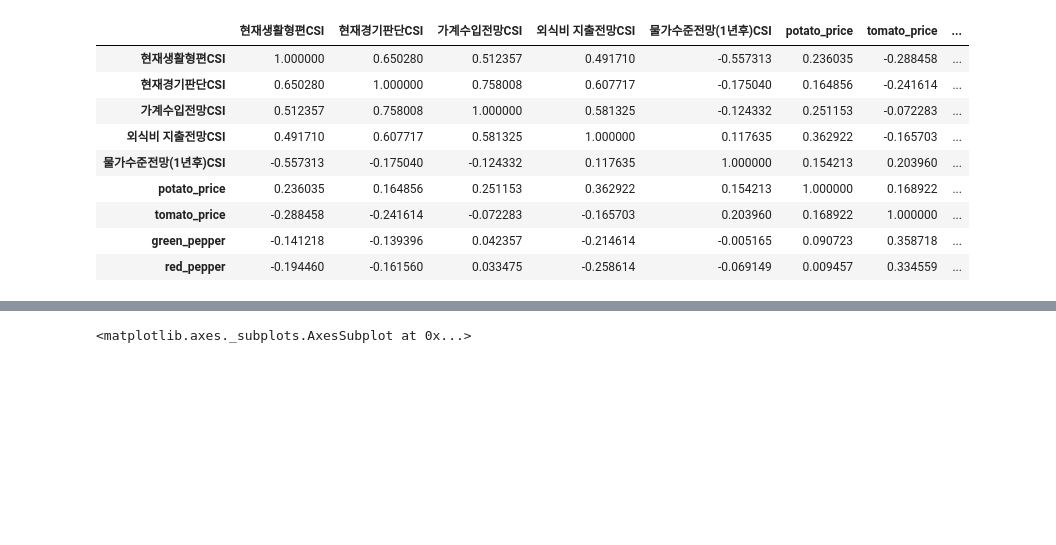
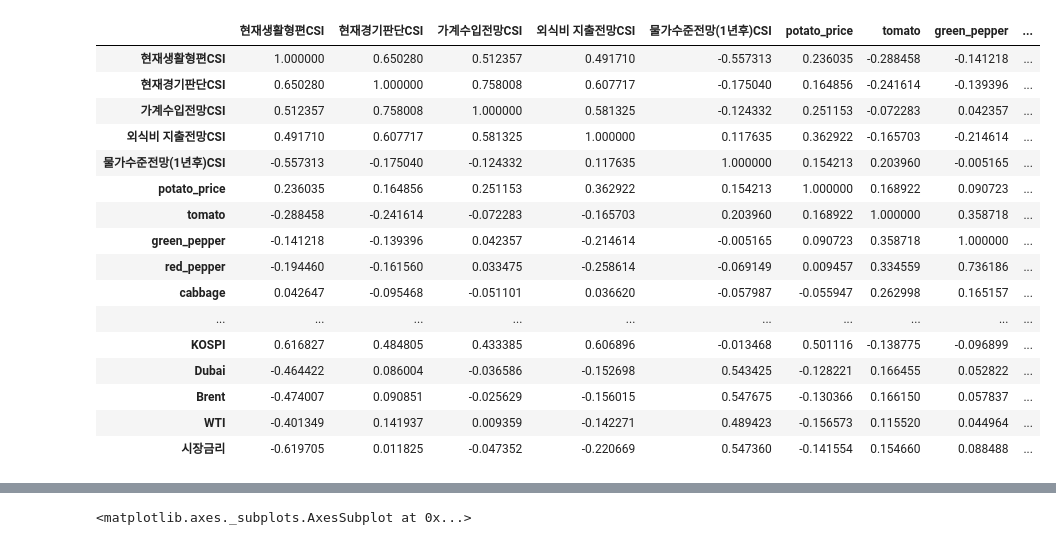
Before and after one commit to sunnight9507/BitAcademy, a Jupyter notebook: 17주차/All_data_processing.ipynb, the cells around one changed output, grey strips where cells are left out. Cells and saved outputs as stored; diff of their text form; code cells hidden in the pictures; blank space fills up the shorter version.

```diff
--- a/17주차/All_data_processing.ipynb
+++ b/17주차/All_data_processing.ipynb
@@ -468,25 +393,32 @@ end
 # %%
-result_data = pd.concat([potato_price, tomato_price, green_pepper_price, red_pepper_price, Exchange_Rate, KOSPI, Oil_prices, Market_interest_rates], axis = 1)
+result_data = pd.concat([potato_price, tomato_price, green_pepper_price, red_pepper_price, cabbage_price, cabbage1_price, onion_price, carrot_price, green_onion_price, cucumber_price, Exchange_Rate, KOSPI, Oil_prices, Market_interest_rates], axis = 1)
 
 result_data.to_csv('result.csv', encoding = 'cp949')
 # %%
 def day_to_month(data):
     return data.resample('MS').mean()
 
-result = pd.concat([Consumer_trend_survey, day_to_month(result_data[['potato_price', 'tomato_price', 'green_pepper', 'red_pepper']])], axis = 1).corr()
+result = pd.concat([Consumer_trend_survey, day_to_month(result_data)], axis = 1).corr()
 
 result.style.background_gradient(cmap='summer_r')
 # %% [output]
-|  | 현재생활형편CSI | 현재경기판단CSI | 가계수입전망CSI | 외식비 지출전망CSI | 물가수준전망(1년후)CSI | potato_price | tomato_price | ... |
-| 현재생활형편CSI | 1.000000 | 0.650280 | 0.512357 | 0.491710 | -0.557313 | 0.236035 | -0.288458 | ... |
-| 현재경기판단CSI | 0.650280 | 1.000000 | 0.758008 | 0.607717 | -0.175040 | 0.164856 | -0.241614 | ... |
-| 가계수입전망CSI | 0.512357 | 0.758008 | 1.000000 | 0.581325 | -0.124332 | 0.251153 | -0.072283 | ... |
-| 외식비 지출전망CSI | 0.491710 | 0.607717 | 0.581325 | 1.000000 | 0.117635 | 0.362922 | -0.165703 | ... |
-| 물가수준전망(1년후)CSI | -0.557313 | -0.175040 | -0.124332 | 0.117635 | 1.000000 | 0.154213 | 0.203960 | ... |
-| potato_price | 0.236035 | 0.164856 | 0.251153 | 0.362922 | 0.154213 | 1.000000 | 0.168922 | ... |
-| tomato_price | -0.288458 | -0.241614 | -0.072283 | -0.165703 | 0.203960 | 0.168922 | 1.000000 | ... |
-| green_pepper | -0.141218 | -0.139396 | 0.042357 | -0.214614 | -0.005165 | 0.090723 | 0.358718 | ... |
-| red_pepper | -0.194460 | -0.161560 | 0.033475 | -0.258614 | -0.069149 | 0.009457 | 0.334559 | ... |
+|  | 현재생활형편CSI | 현재경기판단CSI | 가계수입전망CSI | 외식비 지출전망CSI | 물가수준전망(1년후)CSI | potato_price | tomato | green_pepper | ... |
+| 현재생활형편CSI | 1.000000 | 0.650280 | 0.512357 | 0.491710 | -0.557313 | 0.236035 | -0.288458 | -0.141218 | ... |
+| 현재경기판단CSI | 0.650280 | 1.000000 | 0.758008 | 0.607717 | -0.175040 | 0.164856 | -0.241614 | -0.139396 | ... |
+| 가계수입전망CSI | 0.512357 | 0.758008 | 1.000000 | 0.581325 | -0.124332 | 0.251153 | -0.072283 | 0.042357 | ... |
+| 외식비 지출전망CSI | 0.491710 | 0.607717 | 0.581325 | 1.000000 | 0.117635 | 0.362922 | -0.165703 | -0.214614 | ... |
+| 물가수준전망(1년후)CSI | -0.557313 | -0.175040 | -0.124332 | 0.117635 | 1.000000 | 0.154213 | 0.203960 | -0.005165 | ... |
+| potato_price | 0.236035 | 0.164856 | 0.251153 | 0.362922 | 0.154213 | 1.000000 | 0.168922 | 0.090723 | ... |
+| tomato | -0.288458 | -0.241614 | -0.072283 | -0.165703 | 0.203960 | 0.168922 | 1.000000 | 0.358718 | ... |
+| green_pepper | -0.141218 | -0.139396 | 0.042357 | -0.214614 | -0.005165 | 0.090723 | 0.358718 | 1.000000 | ... |
+| red_pepper | -0.194460 | -0.161560 | 0.033475 | -0.258614 | -0.069149 | 0.009457 | 0.334559 | 0.736186 | ... |
+| cabbage | 0.042647 | -0.095468 | -0.051101 | 0.036620 | -0.057987 | -0.055947 | 0.262998 | 0.165157 | ... |
+| ... | ... | ... | ... | ... | ... | ... | ... | ... | ... |
+| KOSPI | 0.616827 | 0.484805 | 0.433385 | 0.606896 | -0.013468 | 0.501116 | -0.138775 | -0.096899 | ... |
+| Dubai | -0.464422 | 0.086004 | -0.036586 | -0.152698 | 0.543425 | -0.128221 | 0.166455 | 0.052822 | ... |
+| Brent | -0.474007 | 0.090851 | -0.025629 | -0.156015 | 0.547675 | -0.130366 | 0.166150 | 0.057837 | ... |
+| WTI | -0.401349 | 0.141937 | 0.009359 | -0.142271 | 0.489423 | -0.156573 | 0.115520 | 0.044964 | ... |
+| 시장금리 | -0.619705 | 0.011825 | -0.047352 | -0.220669 | 0.547360 | -0.141554 | 0.154660 | 0.088488 | ... |
 # %%
 result_data.corr().style.background_gradient(cmap='summer_r')
 # %% [output]
```
Also changed, not shown: parts of 10 cells of this notebook, 1 other file.
